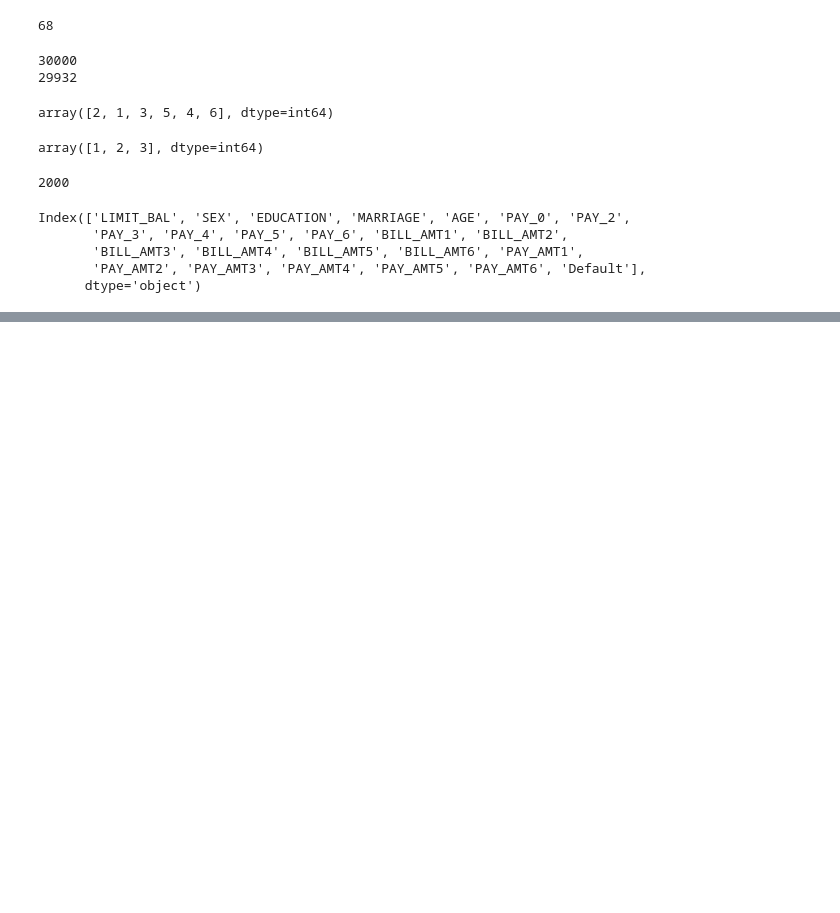
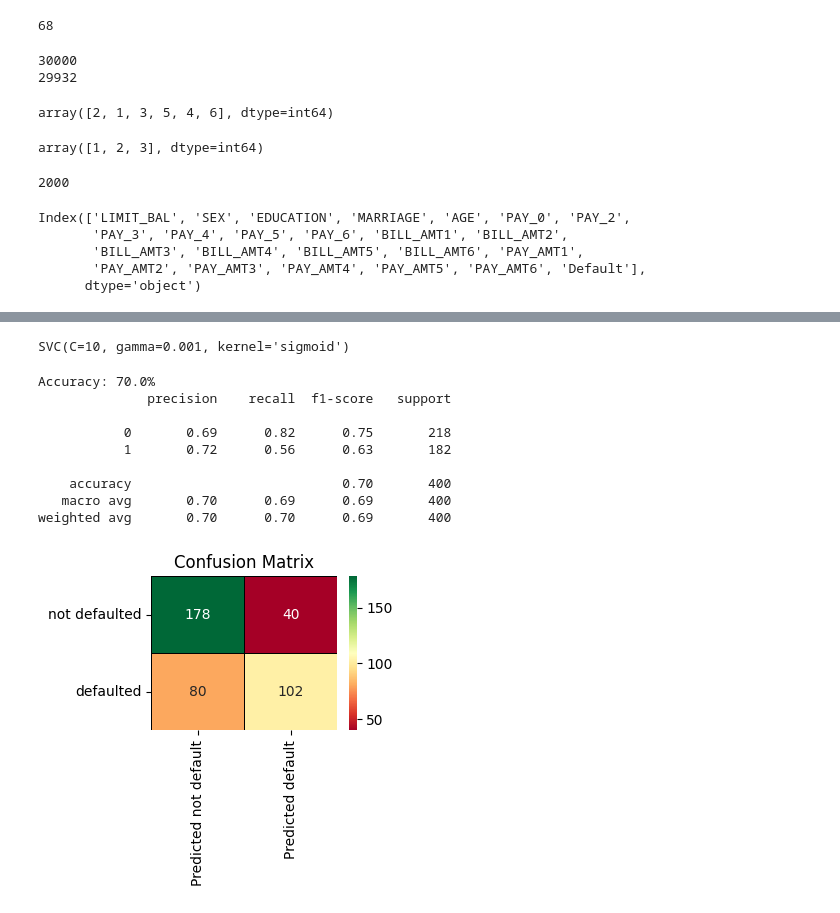
Before and after one commit to slash-aech/Machine-Learning-Starters, a Jupyter notebook: support vector machine.ipynb, the cells around one changed output, grey strips where cells are left out. Cells and saved outputs as stored; diff of their text form; code cells hidden in the pictures; blank space fills up the shorter version.

```diff
--- a/support vector machine.ipynb
+++ b/support vector machine.ipynb
@@ -91,0 +115,15 @@ value_train, value_test, label_train, label_test = train_test_split(value_encode
+# %%
+param_grid = {
+  'C' : [0.5, 1, 10, 100],
+  'gamma' : ['scale', 1, 0.1, 0.01, 0.001],
+  'kernel' : ['linear', 'poly', 'rbf', 'sigmoid'],
+}
+optimal_param = GridSearchCV(
+  SVC(),
+  param_grid,
+  cv=5,
+  scoring = 'accuracy',
+  verbose = 2,
+)
+optimal_param.fit(value_train, label_train)
+print(optimal_param.best_params_)
@@ -91,0 +148,30 @@ value_train, value_test, label_train, label_test = train_test_split(value_encode
+# %%
+model_svm_better = SVC(C=10, gamma=0.001, kernel='sigmoid')
+model_svm_better.fit(value_train, label_train)
+# %% [output]
+SVC(C=10, gamma=0.001, kernel='sigmoid')
+# %%
+label_pred = model_svm_better.predict(value_test)
+# %%
+accuracy = accuracy_score(label_test, label_pred)
+print(f'Accuracy: {accuracy*100}%')
+print(classification_report(label_test, label_pred))
+
+#making a heatmap for confusion matrix, looks better nothing else
+matrix = (confusion_matrix(label_test, label_pred))
+new_matrix = pd.DataFrame(matrix, index = ['not defaulted', 'defaulted'], columns= ['Predicted not default', 'Predicted default'])
+plt.figure(figsize=(3, 2))
+sns.heatmap(new_matrix, annot=True, fmt="d", cmap="RdYlGn", linewidths=.5, linecolor='black')
+plt.title('Confusion Matrix')
+plt.show()
+# %% [output]
+Accuracy: 70.0%
+              precision    recall  f1-score   support
+
+           0       0.69      0.82      0.75       218
+           1       0.72      0.56      0.63       182
+
+    accuracy                           0.70       400
+   macro avg       0.70      0.69      0.69       400
+weighted avg       0.70      0.70      0.69       400
+[figure, added]
```
Also changed, not shown: parts of 6 cells of this notebook.
